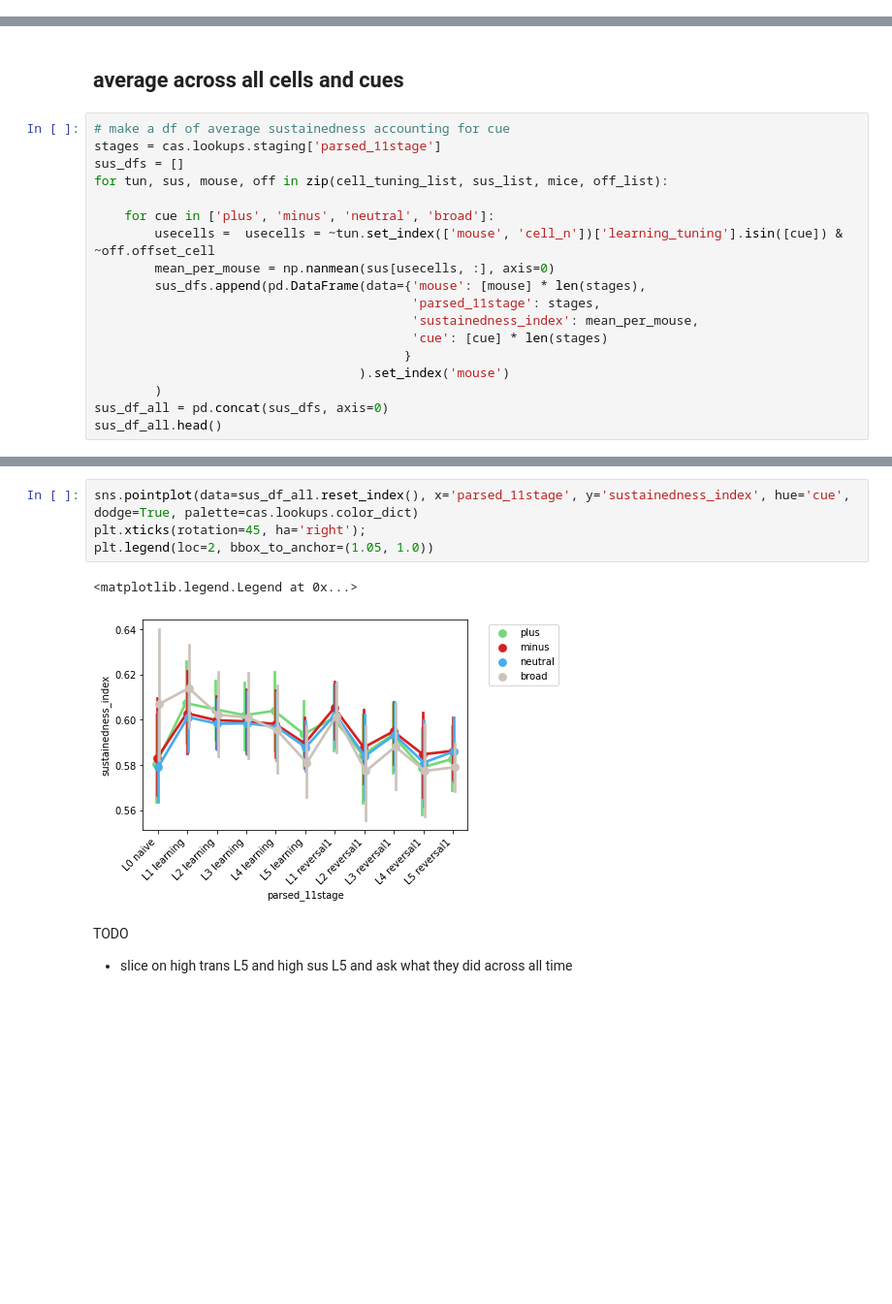
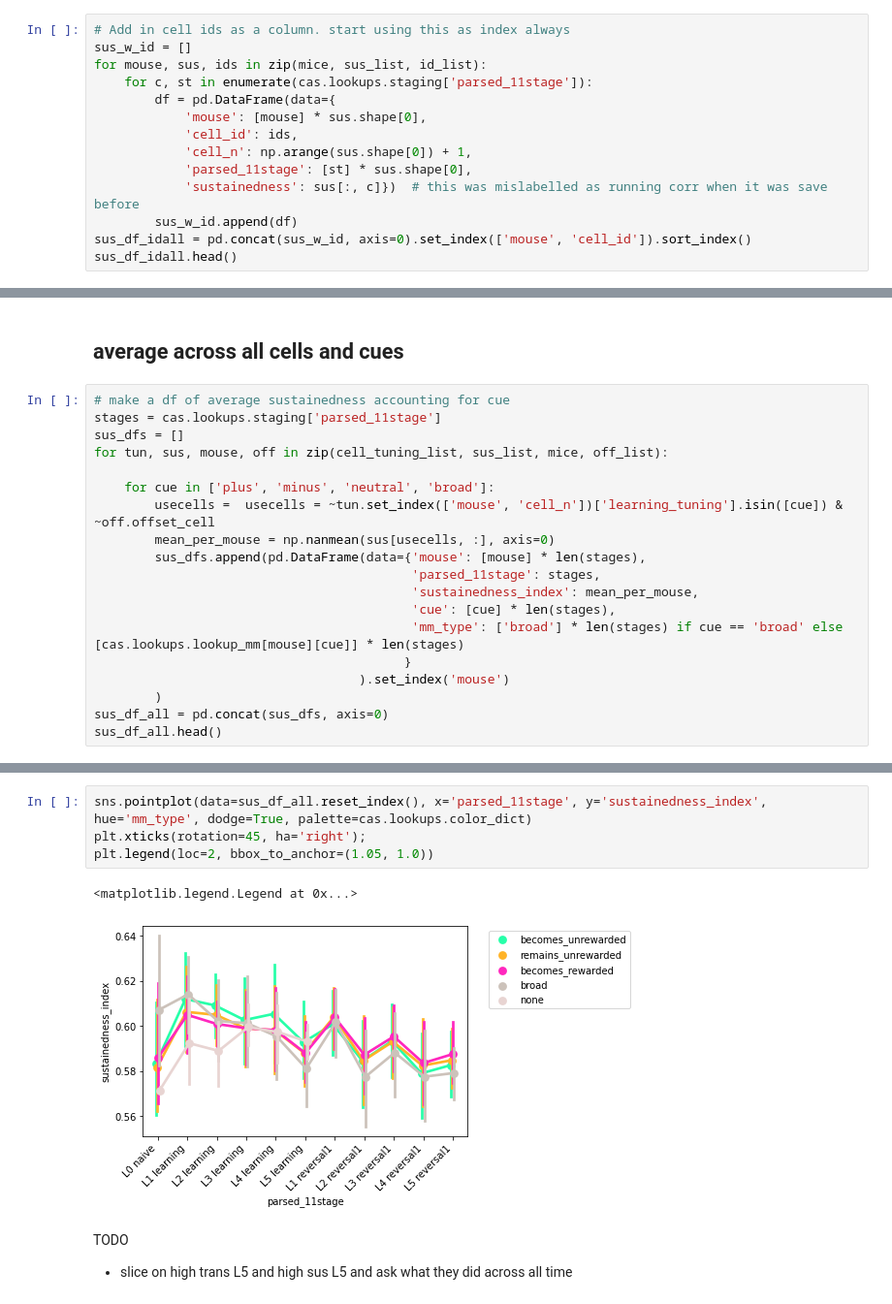
Before and after one commit to klmcguir/cascade, a Jupyter notebook: jupyter notebooks/core/DACprep 2 - Sustainedness over time.ipynb, the cells around one changed output, grey strips where cells are left out. Shown at 97% size. Saved outputs shown, nothing was run; the diff lists cells and outputs as text; blank space fills up the shorter version.

Commit message:
updates to many notebooks, and additions to lookups for finding outcome offset components

```diff
--- a/jupyter notebooks/core/DACprep 2 - Sustainedness over time.ipynb
+++ b/jupyter notebooks/core/DACprep 2 - Sustainedness over time.ipynb
@@ -78,3 +86,17 @@ for meta, pref_tensor in zip(meta_list, pref_tensor_list):
     sus = cas.stability.sustainedness95(meta, pref_tensor, epoch='parsed_11stage', full_trial_window=False,
                       filter_running=None, filter_licking=None, filter_hmm_engaged=True)
     sus_list.append(sus)
+# %%
+# Add in cell ids as a column. start using this as index always
+sus_w_id = []
+for mouse, sus, ids in zip(mice, sus_list, id_list):
+    for c, st in enumerate(cas.lookups.staging['parsed_11stage']):
+        df = pd.DataFrame(data={
+            'mouse': [mouse] * sus.shape[0],
+            'cell_id': ids,
+            'cell_n': np.arange(sus.shape[0]) + 1,
+            'parsed_11stage': [st] * sus.shape[0],
+            'sustainedness': sus[:, c]})  # this was mislabelled as running corr when it was save before
+        sus_w_id.append(df)
+sus_df_idall = pd.concat(sus_w_id, axis=0).set_index(['mouse', 'cell_id']).sort_index()
+sus_df_idall.head()
@@ -149,7 +175,8 @@ for tun, sus, mouse, off in zip(cell_tuning_list, sus_list, mice, off_list):
         sus_dfs.append(pd.DataFrame(data={'mouse': [mouse] * len(stages),
                                           'parsed_11stage': stages,
                                           'sustainedness_index': mean_per_mouse,
-                                          'cue': [cue] * len(stages)
+                                          'cue': [cue] * len(stages),
+                                          'mm_type': ['broad'] * len(stages) if cue == 'broad' else [cas.lookups.lookup_mm[mouse][cue]] * len(stages)
                                          }
                                    ).set_index('mouse')
         )
@@ -166,10 +193,10 @@ sus_df_all.head()
 # %%
-sns.pointplot(data=sus_df_all.reset_index(), x='parsed_11stage', y='sustainedness_index', hue='cue', dodge=True, palette=cas.lookups.color_dict)
+sns.pointplot(data=sus_df_all.reset_index(), x='parsed_11stage', y='sustainedness_index', hue='mm_type', dodge=True, palette=cas.lookups.color_dict)
 plt.xticks(rotation=45, ha='right');
 plt.legend(loc=2, bbox_to_anchor=(1.05, 1.0))
 # %% [output]
 <matplotlib.legend.Legend at 0x...>
-[figure, old version]
+[figure, new version]
 # %% [markdown]
 TODO
 - slice on high trans L5 and high sus L5 and ask what they did across all time
```
Also changed, not shown: parts of 19 cells of this notebook, 11 other files.
